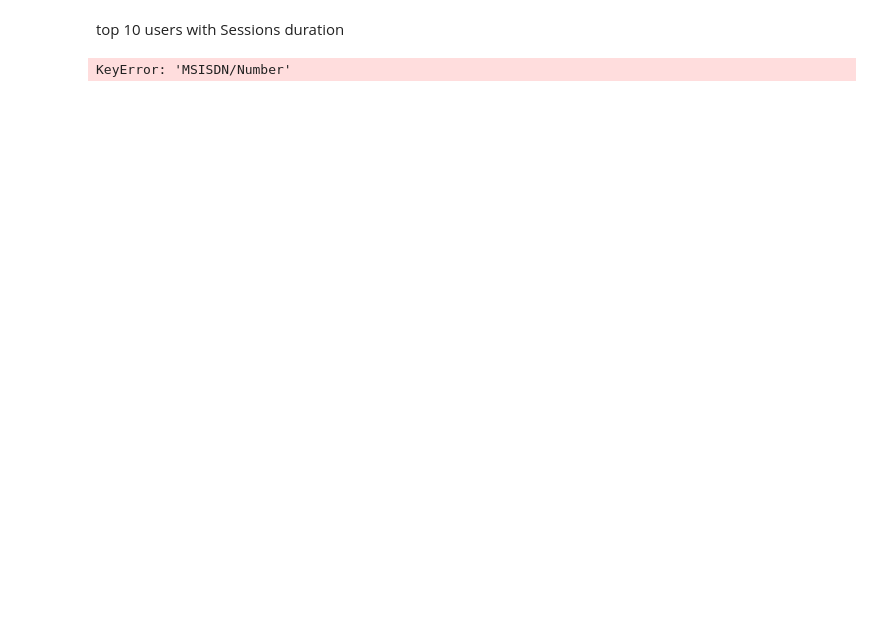
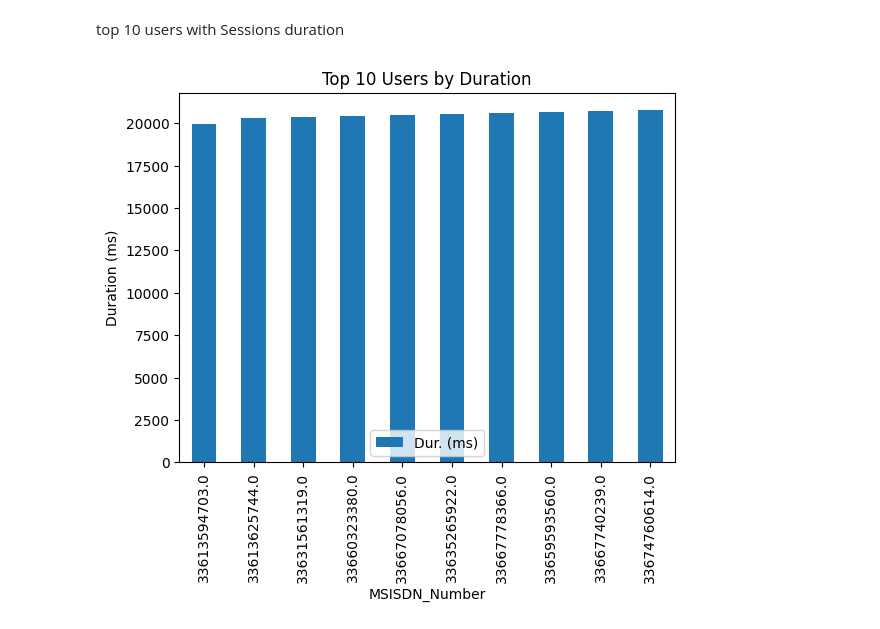
Before and after one commit to Eyouel-T/tellco, a Jupyter notebook: tellco.ipynb, the cells around one changed output. Drawn from its saved outputs; the diff is of its cells as text; code cells hidden in the pictures; blank space fills up the shorter version.

```diff
--- a/tellco.ipynb
+++ b/tellco.ipynb
@@ -198,13 +207,13 @@ TASK 3 USER ENGAGEMENT ANALYSIS
 # %% [markdown]
 top 10 users with Sessions duration
 # %%
-users_session_duration = df.groupby("MSISDN/Number").agg({"Dur. (ms)": "sum"})
+users_session_duration = df.groupby("MSISDN/Number").agg({"Dur. (ms)": "sum"}) .reset_index()
 sorted_users = users_session_duration.sort_values("Dur. (ms)")
 top_10_users_by_duration = sorted_users.head(10)
-top_10_users_by_duration.plot(kind='bar')
+top_10_users_by_duration.plot(kind='bar', x="MSISDN/Number", y= "Dur. (ms)")
 plt.xlabel('MSISDN_Number')
 plt.ylabel('Duration (ms)')
 plt.title('Top 10 Users by Duration')
 plt.show()
 # %% [output]
-KeyError: 'MSISDN/Number'
+[figure, added]
```
Also changed, not shown: parts of 14 cells of this notebook.
